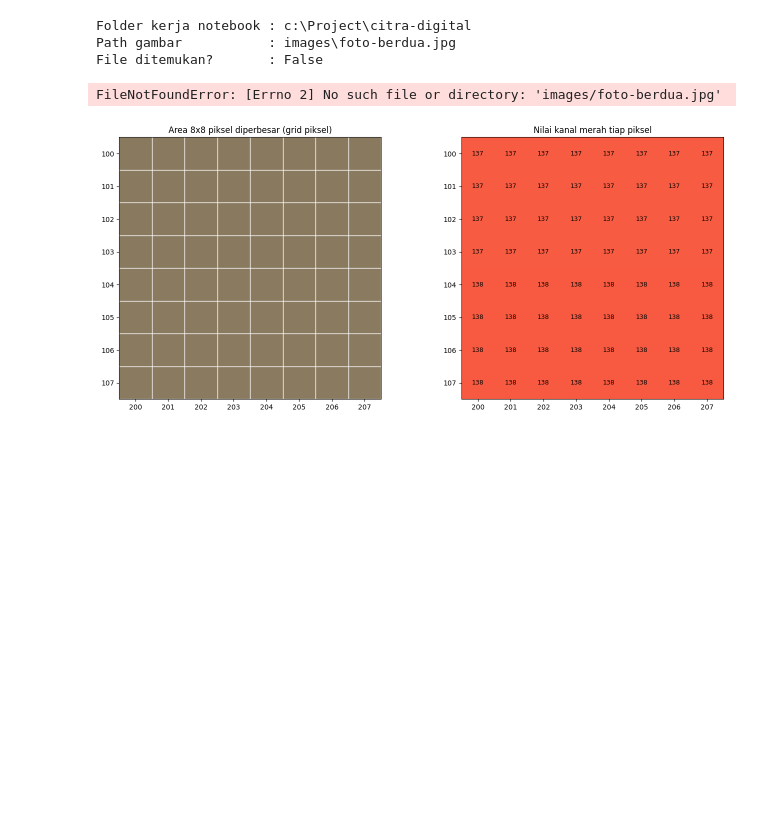
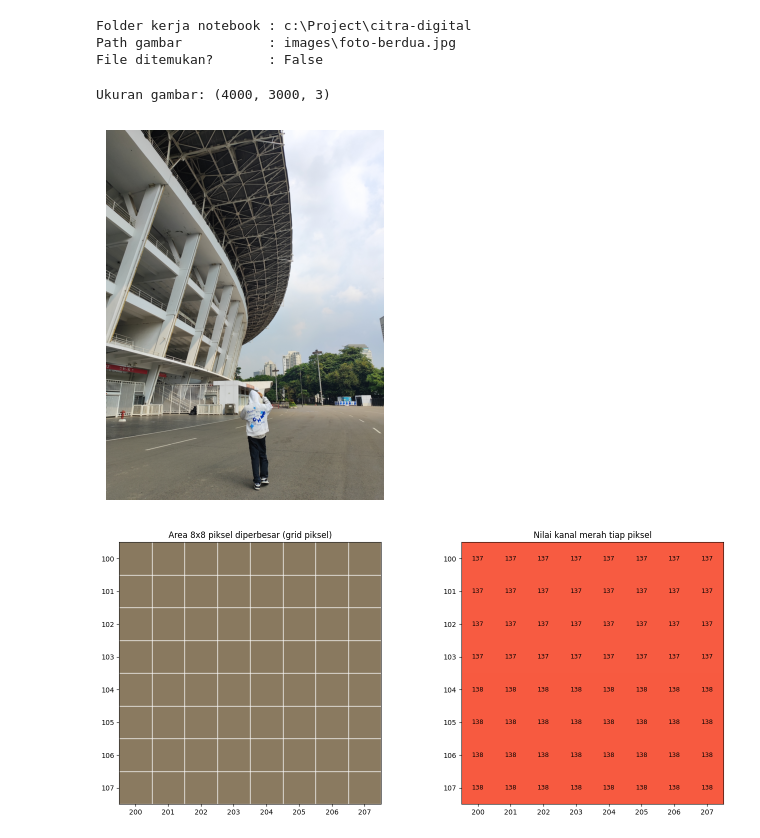
Before and after one commit to rammmmdani/citra-digital, a Jupyter notebook: image_as_numbers.ipynb, the cells around one changed output. Saved outputs shown, nothing was run; the diff lists cells and outputs as text; code cells hidden in the pictures; blank space fills up the shorter version.

```diff
--- a/image_as_numbers.ipynb
+++ b/image_as_numbers.ipynb
@@ -22,18 +22,19 @@ File ditemukan?       : False
 # %%
 from PIL import Image
 import numpy as np
 
-img = Image.open("images/foto-berdua.jpg").convert("RGB")
+img = Image.open("images/foto-dani.jpg").convert("RGB")
 arr = np.array(img)
 
 print("Ukuran gambar:", arr.shape)
 
 import matplotlib.pyplot as plt
 plt.imshow(arr)
 plt.axis("off")
 plt.show()
 # %% [output]
-FileNotFoundError: [Errno 2] No such file or directory: 'images/foto-berdua.jpg'
+Ukuran gambar: (4000, 3000, 3)
+[figure, added]
 # %%
 y0, x0 = 100, 200
 ukuran = 8
```
Also changed, not shown: parts of 1 cell of this notebook.
